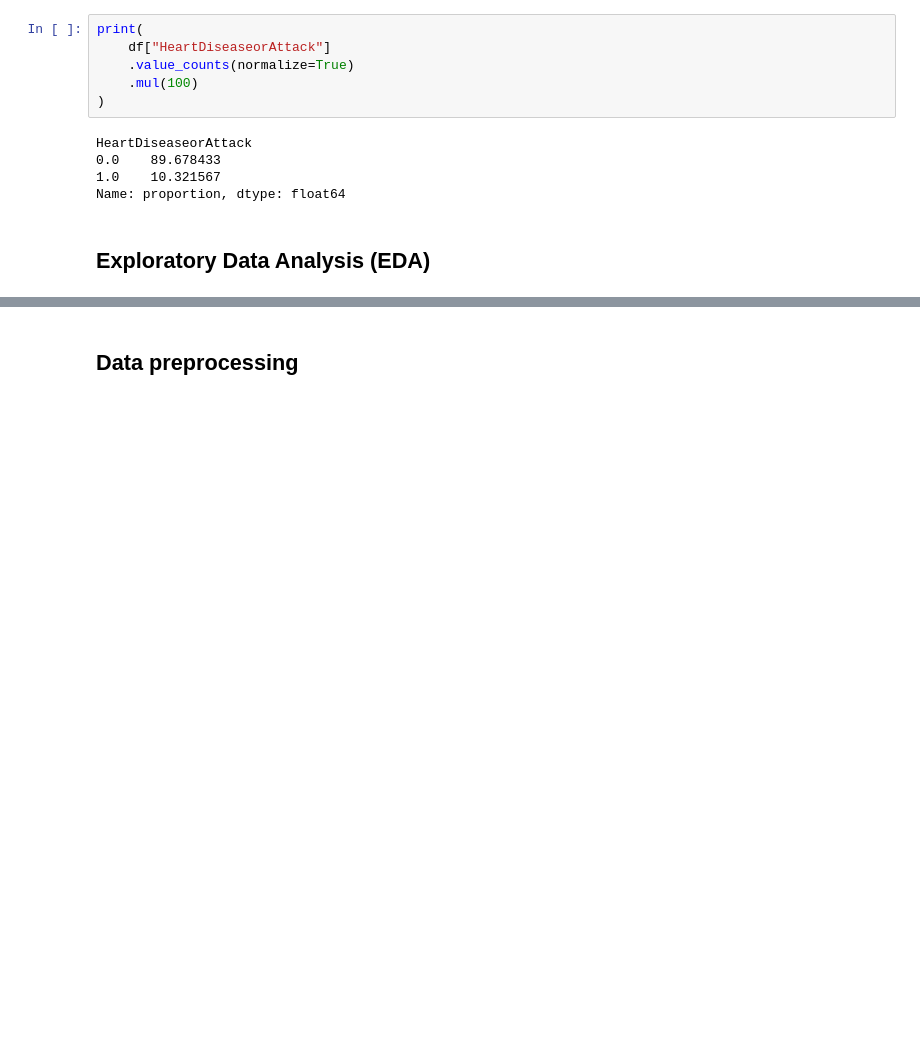
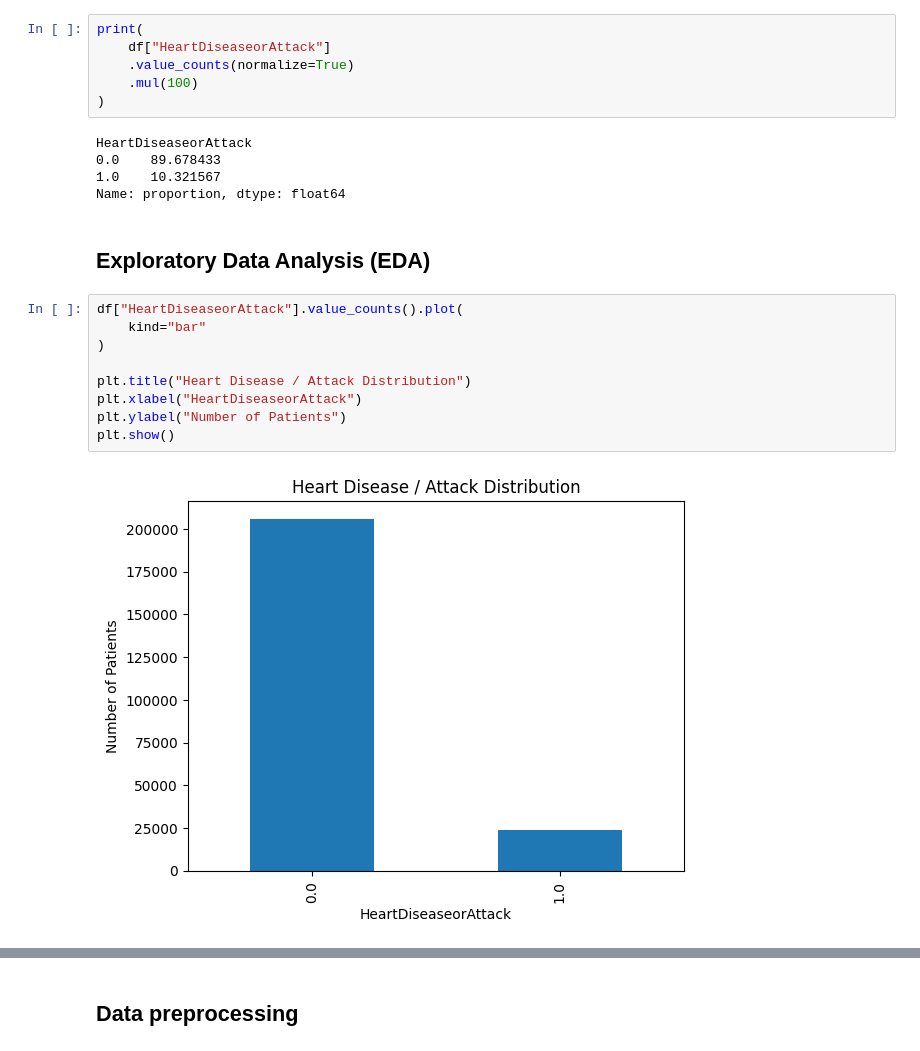
Before and after one commit to EngmoustafaAhmad/codealpha_tasks, a Jupyter notebook: CodeAlpha_DiseasePredictionModel/notebooks/Heart_disease_model.ipynb, the cells around one changed output, grey strips where cells are left out. Cells and saved outputs as stored; diff of their text form; blank space fills up the shorter version.

```diff
--- a/CodeAlpha_DiseasePredictionModel/notebooks/Heart_disease_model.ipynb
+++ b/CodeAlpha_DiseasePredictionModel/notebooks/Heart_disease_model.ipynb
@@ -143,3 +143,14 @@ HeartDiseaseorAttack
 Name: proportion, dtype: float64
 # %% [markdown]
 ## Exploratory Data Analysis (EDA)
+# %%
+df["HeartDiseaseorAttack"].value_counts().plot(
+    kind="bar"
+)
+
+plt.title("Heart Disease / Attack Distribution")
+plt.xlabel("HeartDiseaseorAttack")
+plt.ylabel("Number of Patients")
+plt.show()
+# %% [output]
+[figure, added]
```
Also changed, not shown: parts of 9 cells of this notebook.
